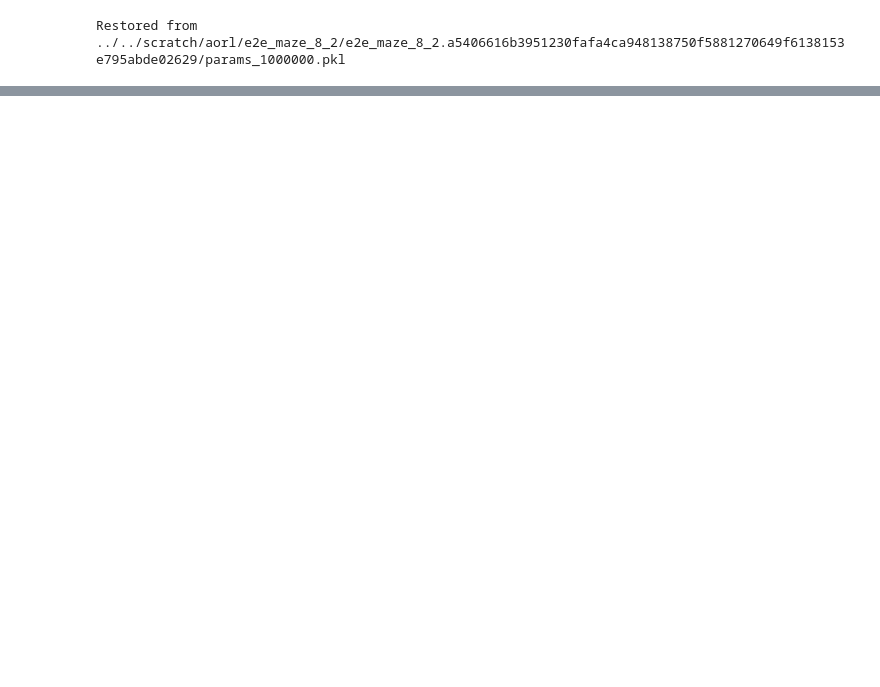
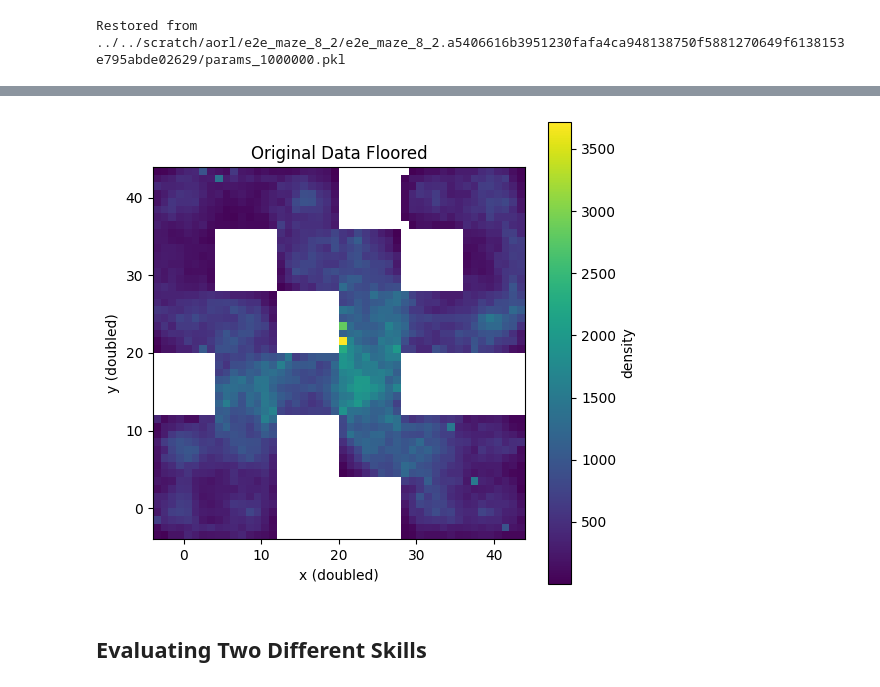
Before and after one commit to jnzhao3/horizon-reduction, a Jupyter notebook: simulation_1.ipynb, the cells around one changed output, grey strips where cells are left out. Drawn from its saved outputs; the diff is of its cells as text; code cells hidden in the pictures; blank space fills up the shorter version.

```diff
--- a/simulation_1.ipynb
+++ b/simulation_1.ipynb
@@ -65,0 +171,16 @@ Restored from ../../scratch/aorl/e2e_maze_8_2/e2e_maze_8_2.a5406616b3951230fafa4
+# %%
+original_data_floored = {}
+floored = np.floor(data_100000['observations'] * 2)
+
+for i in range(len(floored)):
+    rounded = (floored[i][0], floored[i][1])
+    if rounded in original_data_floored:
+        original_data_floored[rounded] += 1
+    else:
+        original_data_floored[rounded] = 1
+
+plot_heatmap(original_data_floored, 'x (doubled)', 'y (doubled)', 'Original Data Floored')
+# %% [output]
+[figure, added]
+# %% [markdown]
+## Evaluating Two Different Skills
```
Also changed, not shown: parts of 20 cells of this notebook.
